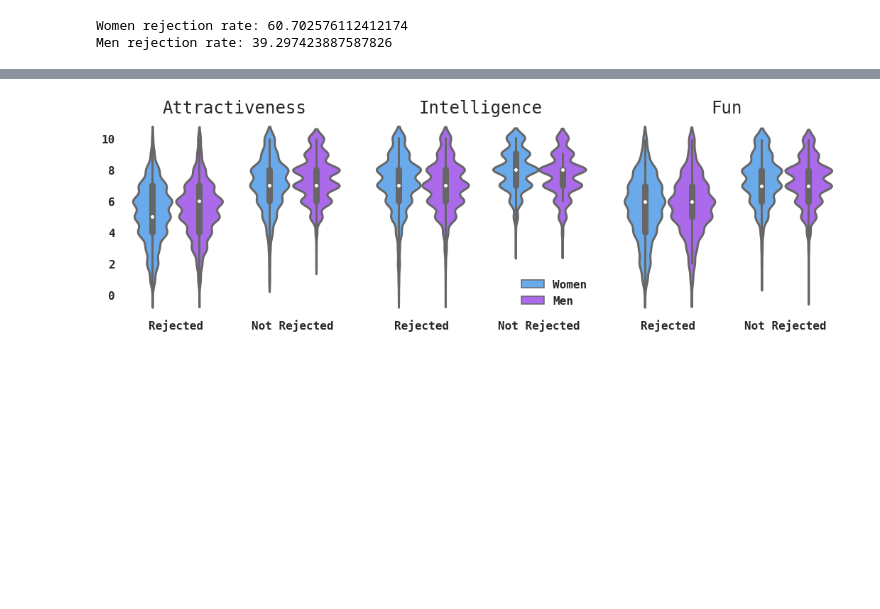
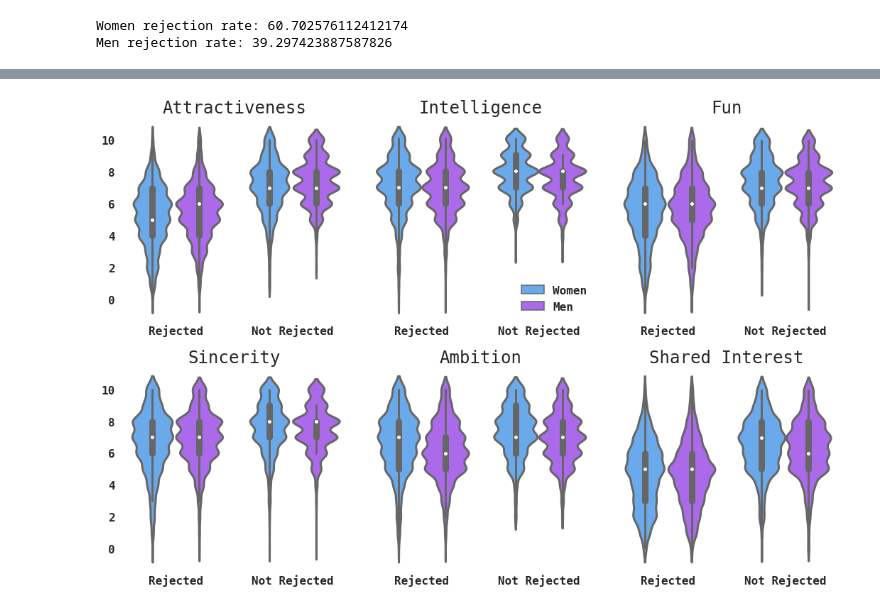
Before and after one commit to dtheo91/DataLiteracyPractical, a Jupyter notebook: EDA/Analysis.ipynb, the cells around one changed output, grey strips where cells are left out. Drawn from its saved outputs; the diff is of its cells as text; code cells hidden in the pictures; blank space fills up the shorter version.

```diff
--- a/EDA/Analysis.ipynb
+++ b/EDA/Analysis.ipynb
@@ -23,0 +10,5 @@ df
+# %%
+#load dataset
+df = pd.read_csv("../Speed Dating Data.csv", encoding = "ISO-8859-1")
+#df = pd.read_csv("../Speed Dating Data.csv") <- did not work for both of us
+df.head()
@@ -101,5 +137,5 @@ Men rejection rate: 39.297423887587826
 # %%
-attributes = df[['attr','sinc','intel','fun','like','int_corr', 'match',"dec", "gender",
+attributes = df[['attr','sinc','intel','fun','like','shar', 'match',"dec", "gender",
                  "amb", "samerace", "exphappy", "prob"]]
 # %%
 attributes_clean = attributes.dropna()
@@ -135,52 +161,92 @@ See the caveats in the documentation: https://pandas.pydata.org/pandas-docs/stab
 # %%
 font = {'family' : 'monospace',
         'weight' : 'bold',
         'size'   : 16}
 
 plt.style.use("seaborn-white")
 plt.rc('font', **
        font)
 plt.rc('axes', titlesize=24)
-fig, axes = plt.subplots(1, 3, figsize=(15,5))
+fig, axes = plt.subplots(2, 3, figsize=(15,10))
 
-axes[1].yaxis.set_visible(False)
-axes[2].yaxis.set_visible(False)
+axes[0][1].yaxis.set_visible(False)
+axes[0][2].yaxis.set_visible(False)
+
+axes[1][1].yaxis.set_visible(False)
+axes[1][2].yaxis.set_visible(False)
+
+#axes[0][0].xaxis.set_visible(False)
+#axes[0][1].xaxis.set_visible(False)
+#axes[0][2].xaxis.set_visible(False)
 
 g1 = sns.violinplot(x='dec', y='attr', data=attributes_clean, palette='cool',
-               linewidth=3, hue=attributes_clean['gender'], ax=axes[0], inner="box")
+               linewidth=3, hue=attributes_clean['gender'], ax=axes[0][0], inner="box")
 
 g2 = sns.violinplot(x='dec', y='intel', data=attributes_clean, palette='cool',
-               linewidth=3, hue=attributes_clean['gender'], ax=axes[1],  inner="box")
+               linewidth=3, hue=attributes_clean['gender'], ax=axes[0][1],  inner="box")
 
 g3 = sns.violinplot(x='dec', y='fun', data=attributes_clean, palette='cool',
-               linewidth=3, hue=attributes_clean['gender'], ax=axes[2], inner="box")
+               linewidth=3, hue=attributes_clean['gender'], ax=axes[0][2], inner="box")
 
-axes[0].set_ylabel("")
-axes[0].grid(False)
+g4 = sns.violinplot(x='dec', y='sinc', data=attributes_clean, palette='cool',
+               linewidth=3, hue=attributes_clean['gender'], ax=axes[1][0], inner="box")
 
-axes[0].set_title("Attractiveness")
-axes[1].set_title("Intelligence")
-axes[2].set_title("Fun")
+g5 = sns.violinplot(x='dec', y='amb', data=attributes_clean, palette='cool',
+               linewidth=3, hue=attributes_clean['gender'], ax=axes[1][1],  inner="box")
+
+g6 = sns.violinplot(x='dec', y='shar', data=attributes_clean, palette='cool',
+               linewidth=3, hue=attributes_clean['gender'], ax=axes[1][2], inner="box")
+
+axes[0][0].set_ylabel("")
+axes[0][0].grid(False)
+axes[1][0].set_ylabel("")
+axes[1][0].grid(False)
+
+axes[0][0].set_title("Attractiveness")
+axes[0][1].set_title("Intelligence")
+axes[0][2].set_title("Fun")
+
+axes[1][0].set_title("Sincerity")
+axes[1][1].set_title("Ambition")
+axes[1][2].set_title("Shared Interest")
+
 
 for pos in ['right', 'top', 'bottom', 'left']:
-    axes[0].spines[pos].set_visible(False)
-    axes[1].spines[pos].set_visible(False)
-    axes[2].spines[pos].set_visible(False)
+    axes[0][0].spines[pos].set_visible(False)
+    axes[0][1].spines[pos].set_visible(False)
+    axes[0][2].spines[pos].set_visible(False)
 
-axes[0].set_xticklabels(["Rejected", "Not Rejected"])
-axes[1].set_xticklabels(["Rejected", "Not Rejected"])
-axes[2].set_xticklabels(["Rejected", "Not Rejected"])
+    axes[1][0].spines[pos].set_visible(False)
+    axes[1][1].spines[pos].set_visible(False)
+    axes[1][2].spines[pos].set_visible(False)
 
-axes[0].set_xlabel("")
-axes[1].set_xlabel("")
-axes[2].set_xlabel("")
+axes[0][0].set_xticklabels(["Rejected", "Not Rejected"])
+axes[0][1].set_xticklabels(["Rejected", "Not Rejected"])
+axes[0][2].set_xticklabels(["Rejected", "Not Rejected"])
 
-axes[0].get_legend().remove()
-axes[2].get_legend().remove()
+axes[1][0].set_xticklabels(["Rejected", "Not Rejected"])
+axes[1][1].set_xticklabels(["Rejected", "Not Rejected"])
+axes[1][2].set_xticklabels(["Rejected", "Not Rejected"])
+
+axes[0][0].set_xlabel("")
+axes[0][1].set_xlabel("")
+axes[0][2].set_xlabel("")
+
+axes[1][0].set_xlabel("")
+axes[1][1].set_xlabel("")
+axes[1][2].set_xlabel("")
+
+axes[0][0].get_legend().remove()
+axes[0][2].get_legend().remove()
+
+axes[1][0].get_legend().remove()
+axes[1][1].get_legend().remove()
+axes[1][2].get_legend().remove()
+
 g2.legend(title="")
 
 plt.tight_layout()
 plt.savefig("rejection.png")
 plt.show()
 # %% [output]
-[figure, old version]
+[figure, new version]
```
Also changed, not shown: parts of 41 cells of this notebook, 17 other files.
